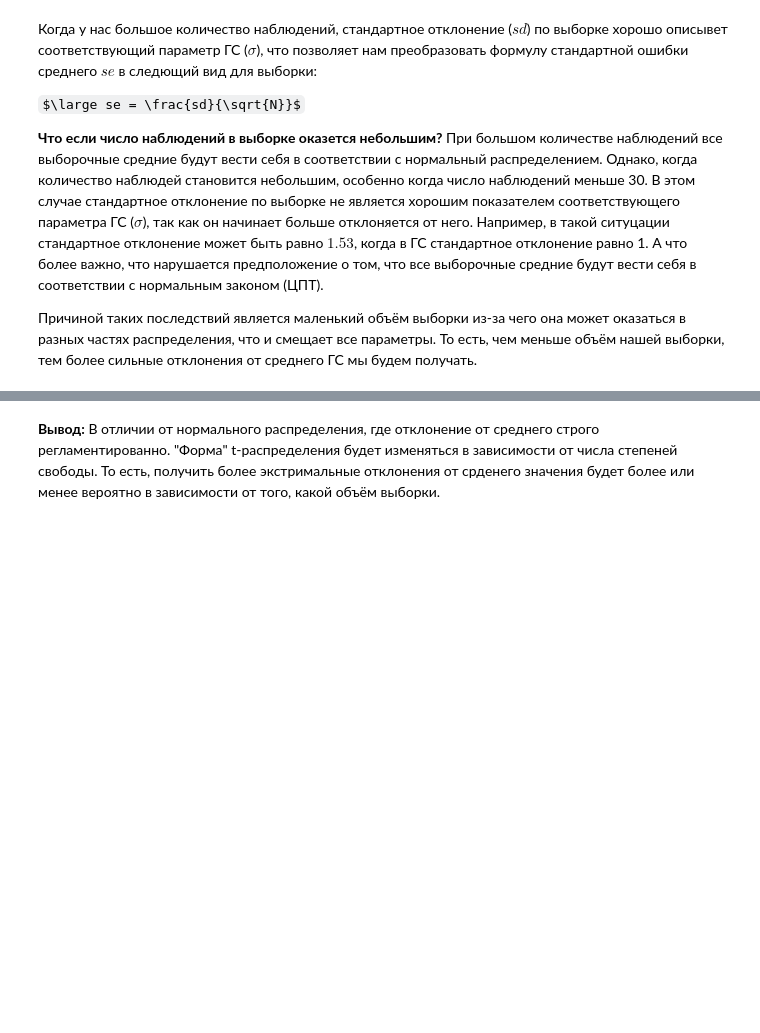
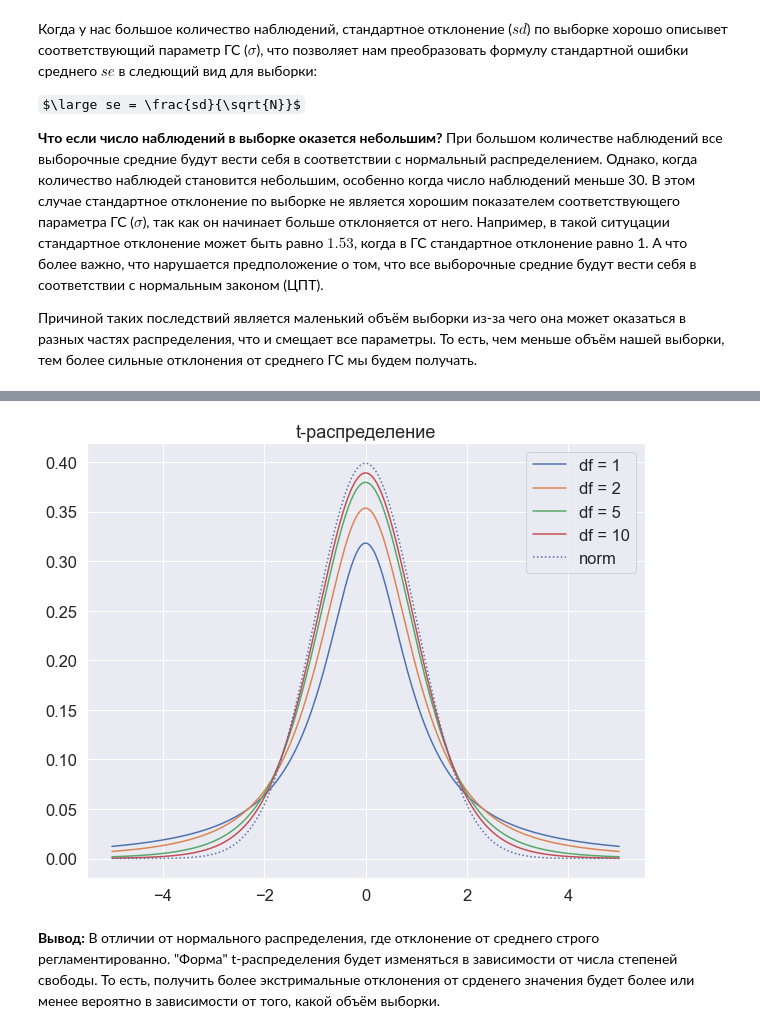
Before and after one commit to SciWake/Mathematics, a Jupyter notebook: Statistics_1_stepik/2_Comparison_of_averages.ipynb, the cells around one changed output, grey strips where cells are left out. Cells and saved outputs as stored; diff of their text form; code cells hidden in the pictures; some formulas as TeX source; blank space fills up the shorter version.

Commit message:
Python t-distribution graph

```diff
--- a/Statistics_1_stepik/2_Comparison_of_averages.ipynb
+++ b/Statistics_1_stepik/2_Comparison_of_averages.ipynb
@@ -6,10 +6,14 @@ import seaborn as sns
 from pylab import rcParams
 from math import sqrt
 from scipy import stats
+from scipy.stats import t, norm
 
 %matplotlib inline
-%config InlineBackend.figure_format = 'svg'
-rcParams['figure.figsize'] = 8, 6
+%config InlineBackend.figure_format = 'png'
+rcParams['figure.figsize'] = 10, 8
+
+sns.set(style='darkgrid')
+sns.set(font_scale=1.5)
 # %% [markdown]
 <h1 style="color:black" align="center">2. Сравнение средних</h1>
 
@@ -41,3 +43,22 @@ $\large se = \frac{sd}{\sqrt{N}}$
+# %%
+'''График снизу показывает, как меняется форма распределения при увеличение количества степеней свободы.
+А также показывает приближение t-распредееления к нормальному по мере увеличения степеней свободы.'''
+
+x = np.linspace(-5, 5, 1000)
+
+y4 = norm.pdf(x)
+
+plt.title('t-распределение')
+
+for df in [1, 2, 5, 10]:
+    plt.plot(x, t.pdf(x, df=df), label=f'df = {df}')
+
+
+plt.plot(x, y4, 'b:', label='norm')
+plt.legend()
+plt.show()
+# %% [output]
+[figure, added]
 # %% [markdown]
 **Вывод:** В отличии от нормального распределения, где отклонение от среднего строго регламентированно. "Форма" t-распределения будет изменяться в зависимости от числа степеней свободы. То есть, получить более экстримальные отклонения от срденего значения будет более или менее вероятно в зависимости от того, какой объём выборки.
 # %% [markdown]
```
Also changed, not shown: parts of 2 cells of this notebook, 1 other file.
